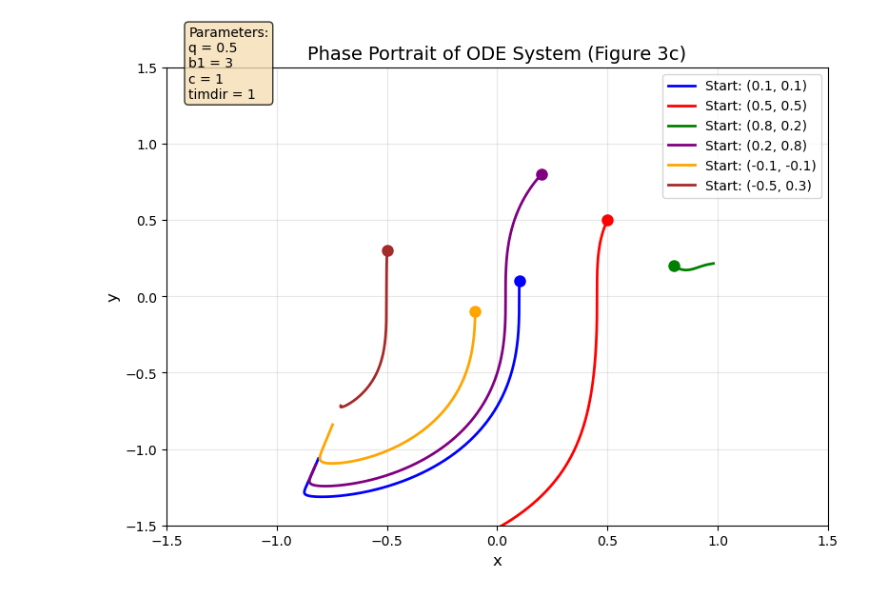
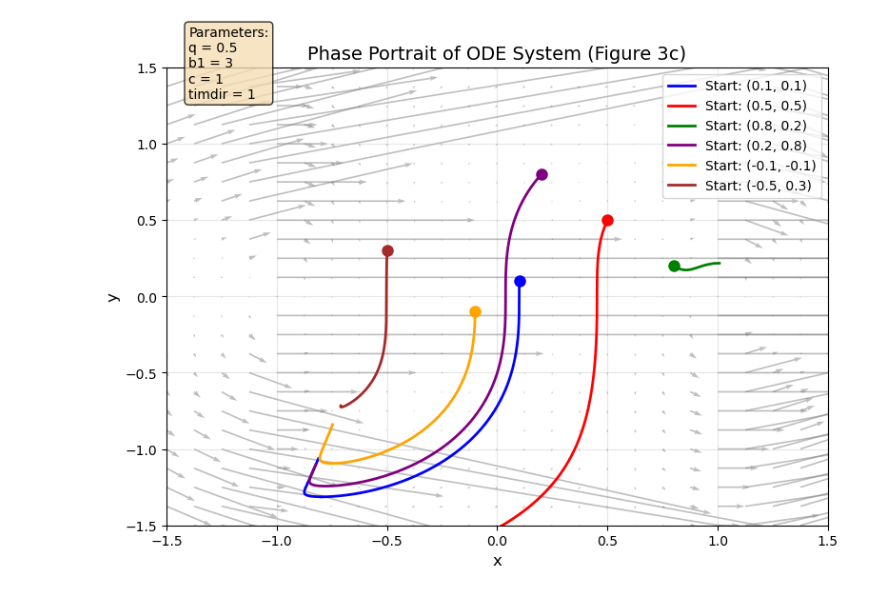
Before and after one commit to Junyiyoo/LEARNING-DYNAMICS-PROJECT, a Jupyter notebook: Figure 3c.ipynb, the cells around one changed output. Saved outputs shown, nothing was run; the diff lists cells and outputs as text; code cells hidden in the pictures.

```diff
--- a/Figure 3c.ipynb
+++ b/Figure 3c.ipynb
@@ -10,18 +10,47 @@ def funODE(t, z):
     c = 1
     timdir = 1
 
-    x = z[0]
-    y = z[1]
+    x, y = z
 
     Denom = timdir * ((1 + q) * (x**2 - 1) - q * y**2)**2
 
-    z1 = q * y**2 * (x * (x + q * x - q * y) * b1 - (1 + q - q * x * y + q * y**2) * c) / Denom
-    z2 = q * (1 - x**2) * (((1 + q) * x * y - q * y**2) * b1 - (1 + q) * (1 - x**2 + x * y) * c) / Denom
+    # 🚨 avoid singularities
+    if Denom < 1e-6:
+        return [0.0, 0.0]
+
+    z1 = q * y**2 * (x * (x + q * x - q * y) * b1
+                     - (1 + q - q * x * y + q * y**2) * c) / Denom
+
+    z2 = q * (1 - x**2) * (((1 + q) * x * y - q * y**2) * b1
+                           - (1 + q) * (1 - x**2 + x * y) * c) / Denom
 
     return [z1, z2]
 
+# Create grid for vector field
+X, Y = np.meshgrid(
+    np.linspace(-1.5, 1.5, 25),
+    np.linspace(-1.5, 1.5, 25)
+)
+
+U = np.zeros_like(X)
+V = np.zeros_like(Y)
+
+# Evaluate vector field
+for i in range(X.shape[0]):
+    for j in range(X.shape[1]):
+        dx, dy = funODE(0, [X[i, j], Y[i, j]])
+        U[i, j] = dx
+        V[i, j] = dy
 # Create figure
 plt.figure(figsize=(8, 6))
+plt.quiver(
+    X, Y, U, V,
+    color='gray',
+    alpha=0.5,
+    angles='xy',
+    scale_units='xy',
+    scale=30
+)
 
 # Initial conditions for trajectories
 initial_conditions = [
@@ -37,31 +66,31 @@ initial_conditions = [
 colors = ['blue', 'red', 'green', 'purple', 'orange', 'brown']
 
 # Time span
 t_span = (0, 10)
 t_eval = np.linspace(0, 10, 1000)
 
 # Plot phase portrait
 for idx, z0 in enumerate(initial_conditions):
     sol = solve_ivp(funODE, t_span, z0, t_eval=t_eval, method='RK45', rtol=1e-8, atol=1e-8)
 
     plt.plot(sol.y[0], sol.y[1], '-', color=colors[idx], linewidth=2,
              label=f'Start: ({z0[0]:.1f}, {z0[1]:.1f})')
     plt.plot(z0[0], z0[1], 'o', color=colors[idx], markersize=8)
 
 plt.xlabel('x', fontsize=12)
 plt.ylabel('y', fontsize=12)
 plt.title('Phase Portrait of ODE System (Figure 3c)', fontsize=14)
 plt.grid(True, alpha=0.3)
 plt.legend(fontsize=10, loc='upper right')
 plt.xlim([-1.5, 1.5])
 plt.ylim([-1.5, 1.5])
 
 # Add parameter info
 params_text = f"Parameters:\nq = {1/2}\nb1 = {3}\nc = {1}\ntimdir = {1}"
 plt.text(-1.4, 1.3, params_text, fontsize=10,
          bbox=dict(boxstyle='round', facecolor='wheat', alpha=0.8))
 
 plt.tight_layout()
 plt.show()
 # %% [output]
-[figure, old version]
+[figure, new version]
```
Also changed, not shown: 7 other files.
